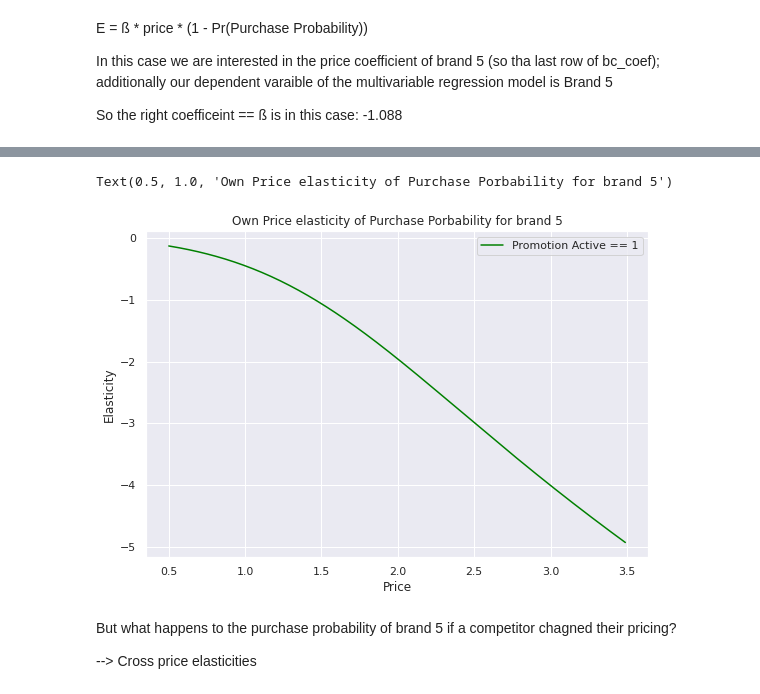
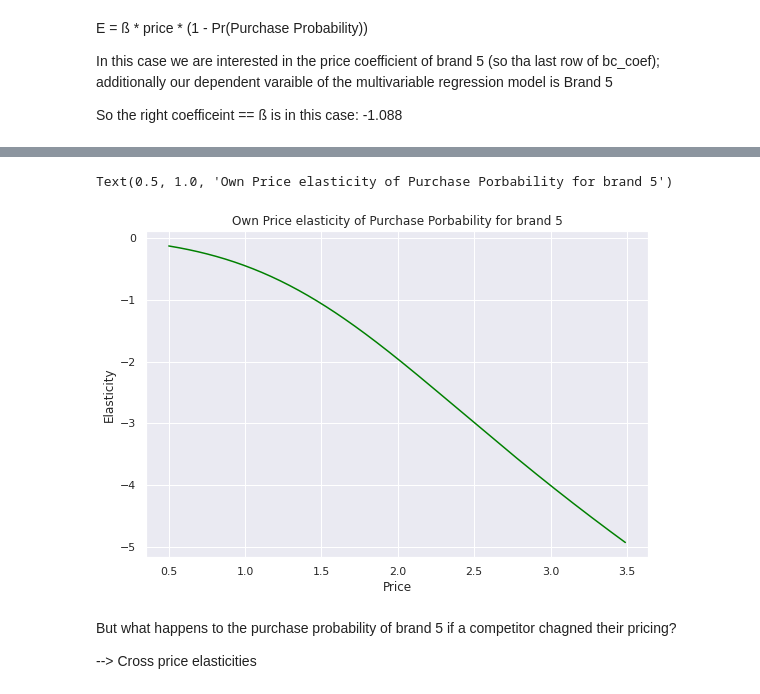
Before and after one commit to AngeloBarisano/customer_analysis_course, a Jupyter notebook: notebooks/Customer_analytics_predictive_analysis.ipynb, the cells around one changed output, grey strips where cells are left out. Drawn from its saved outputs; the diff is of its cells as text; code cells hidden in the pictures.

```diff
--- a/notebooks/Customer_analytics_predictive_analysis.ipynb
+++ b/notebooks/Customer_analytics_predictive_analysis.ipynb
@@ -924,14 +923,14 @@ df_price_elasticities
 # %%
 # display both
 plt.figure(figsize = (9,6))
 plt.plot(price_range, df_price_elasticities.Elasticity_Promotion_1, color = 'green')
-plt.legend(['Promotion Active == 1', 'Promotion Inactive == 0'])
+# plt.legend(['Promotion Active == 1', 'Promotion Inactive == 0'])
 plt.xlabel('Price')
 plt.ylabel('Elasticity')
 plt.title('Own Price elasticity of Purchase Porbability for brand 5')
 # %% [output]
 Text(0.5, 1.0, 'Own Price elasticity of Purchase Porbability for brand 5')
-[figure, old version]
+[figure, new version]
 # %% [markdown]
 But what happens to the purchase probability of brand 5 if a competitor chagned their pricing?
 
```
Also changed, not shown: parts of 65 cells of this notebook, 1 other file.
